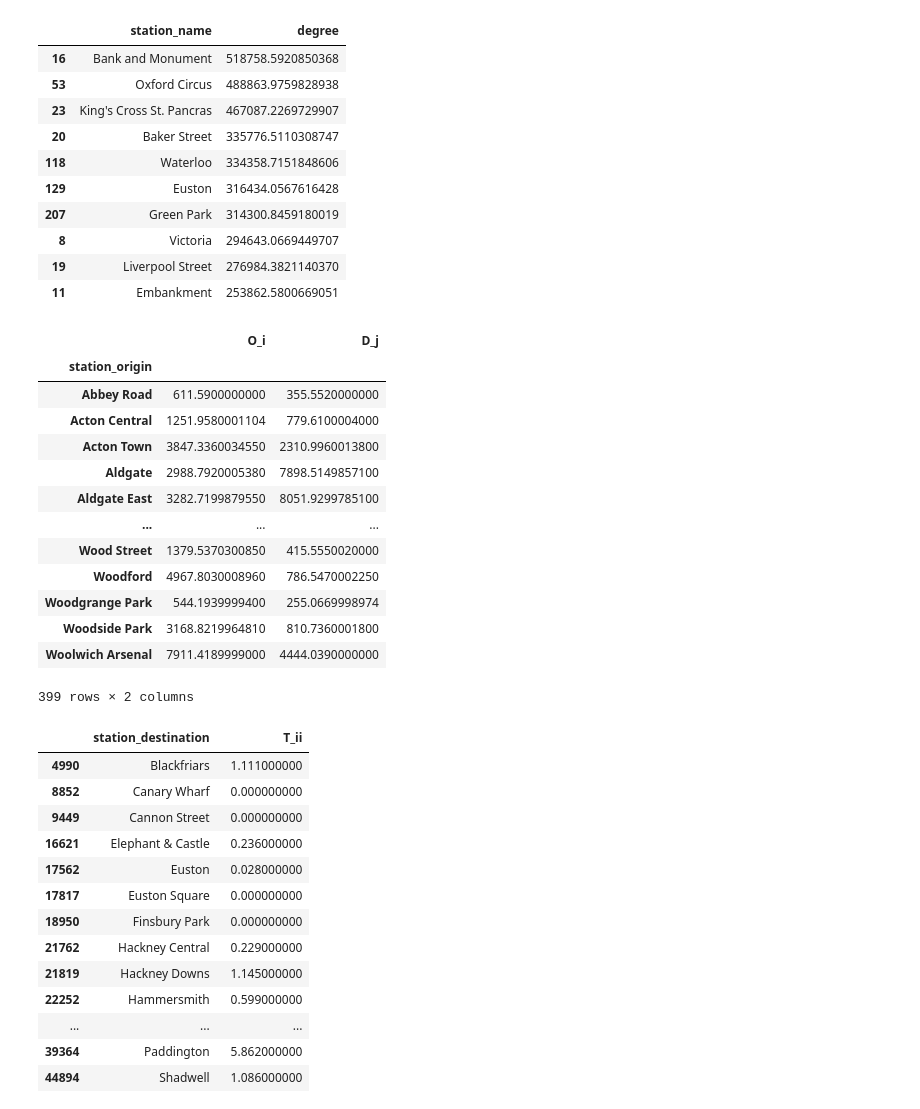
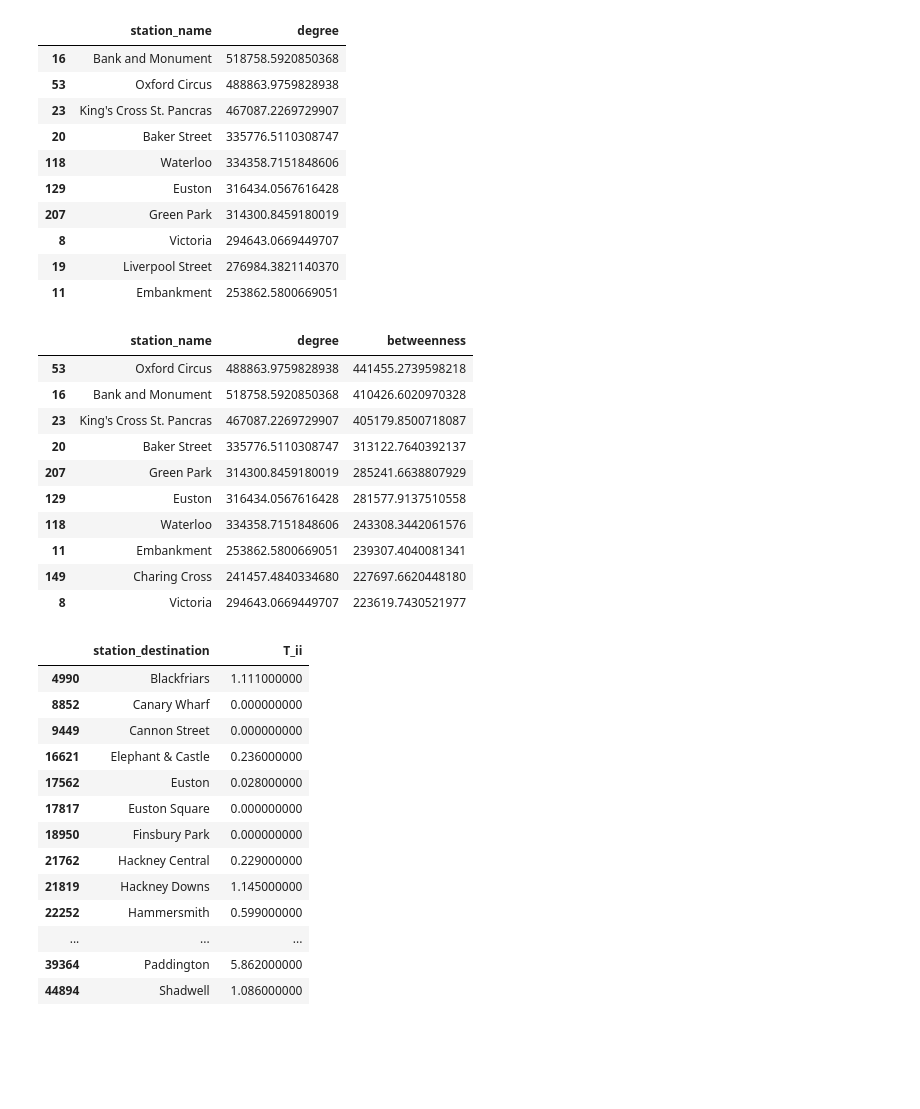
Before and after one commit to sokimura39/Urban_Simulation_Report, a Jupyter notebook: 01_network_analysis.ipynb, the cells around one changed output. Drawn from its saved outputs; the diff is of its cells as text; code cells hidden in the pictures; blank space fills up the shorter version.

```diff
--- a/01_network_analysis.ipynb
+++ b/01_network_analysis.ipynb
@@ -1045,30 +1045,43 @@ weighted_centrality.sort_values('degree', ascending = False).head(10)
 # %%
 # calculate betweenness_centrality
 
+# create df of starting and ending journeys
 OD_temp = pd.DataFrame(london_OD_AMpeak.groupby('station_origin')['flows'].sum()).rename(columns = {'flows': 'O_i'}).merge(
     pd.DataFrame(london_OD_AMpeak.groupby('station_destination')['flows'].sum()).rename(columns = {'flows': 'D_j'}),
     left_index = True,
     right_index = True
 )
 
-OD_temp.merge(
-
-)
+# merge with self-loops
+OD_temp = OD_temp.merge(
+    london_OD_AMpeak[london_OD_AMpeak['station_origin'] == london_OD_AMpeak['station_destination']].rename(columns = {'flows': 'T_ii'}).iloc[:, 1:],
+    how = 'left',
+    left_index = True,
+    right_on = 'station_destination'
+).set_index('station_destination').fillna(0)
-# %% [output]
-|  | O_i | D_j |
-| station_origin |  |  |
-| Abbey Road | 611.5900000000 | 355.5520000000 |
-| Acton Central | 1251.9580001104 | 779.6100004000 |
-| Acton Town | 3847.3360034550 | 2310.9960013800 |
-| Aldgate | 2988.7920005380 | 7898.5149857100 |
-| Aldgate East | 3282.7199879550 | 8051.9299785100 |
-| ... | ... | ... |
-| Wood Street | 1379.5370300850 | 415.5550020000 |
-| Woodford | 4967.8030008960 | 786.5470002250 |
-| Woodgrange Park | 544.1939999400 | 255.0669998974 |
-| Woodside Park | 3168.8219964810 | 810.7360001800 |
-| Woolwich Arsenal | 7911.4189999000 | 4444.0390000000 |
-399 rows × 2 columns
+# %%
+weighted_centrality = weighted_centrality.merge(
+    OD_temp,
+    how = 'left',
+    left_on = 'station_name',
+    right_index = True
+)
+
+weighted_centrality['betweenness'] = weighted_centrality['degree'] - (weighted_centrality['O_i'] + weighted_centrality['D_j'] - weighted_centrality['T_ii'])
+
+weighted_centrality[['station_name', 'degree', 'betweenness']].sort_values('betweenness', ascending = False).head(10)
+# %% [output]
+|  | station_name | degree | betweenness |
+| 53 | Oxford Circus | 488863.9759828938 | 441455.2739598218 |
+| 16 | Bank and Monument | 518758.5920850368 | 410426.6020970328 |
+| 23 | King's Cross St. Pancras | 467087.2269729907 | 405179.8500718087 |
+| 20 | Baker Street | 335776.5110308747 | 313122.7640392137 |
+| 207 | Green Park | 314300.8459180019 | 285241.6638807929 |
+| 129 | Euston | 316434.0567616428 | 281577.9137510558 |
+| 118 | Waterloo | 334358.7151848606 | 243308.3442061576 |
+| 11 | Embankment | 253862.5800669051 | 239307.4040081341 |
+| 149 | Charing Cross | 241457.4840334680 | 227697.6620448180 |
+| 8 | Victoria | 294643.0669449707 | 223619.7430521977 |
 # %%
 london_OD_AMpeak[london_OD_AMpeak['station_origin'] == london_OD_AMpeak['station_destination']].rename(columns = {'flows': 'T_ii'}).iloc[:, 1:]
 # %% [output]
```
